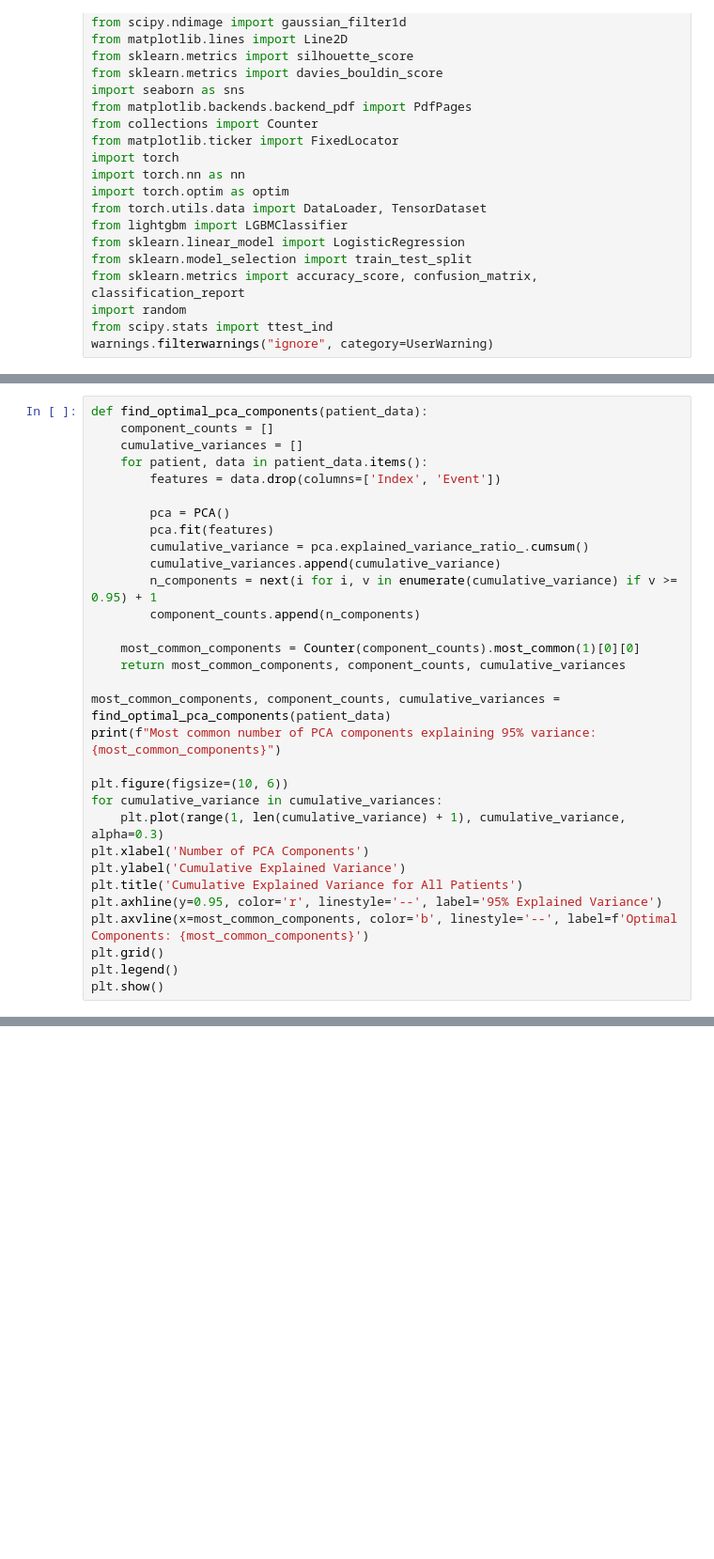
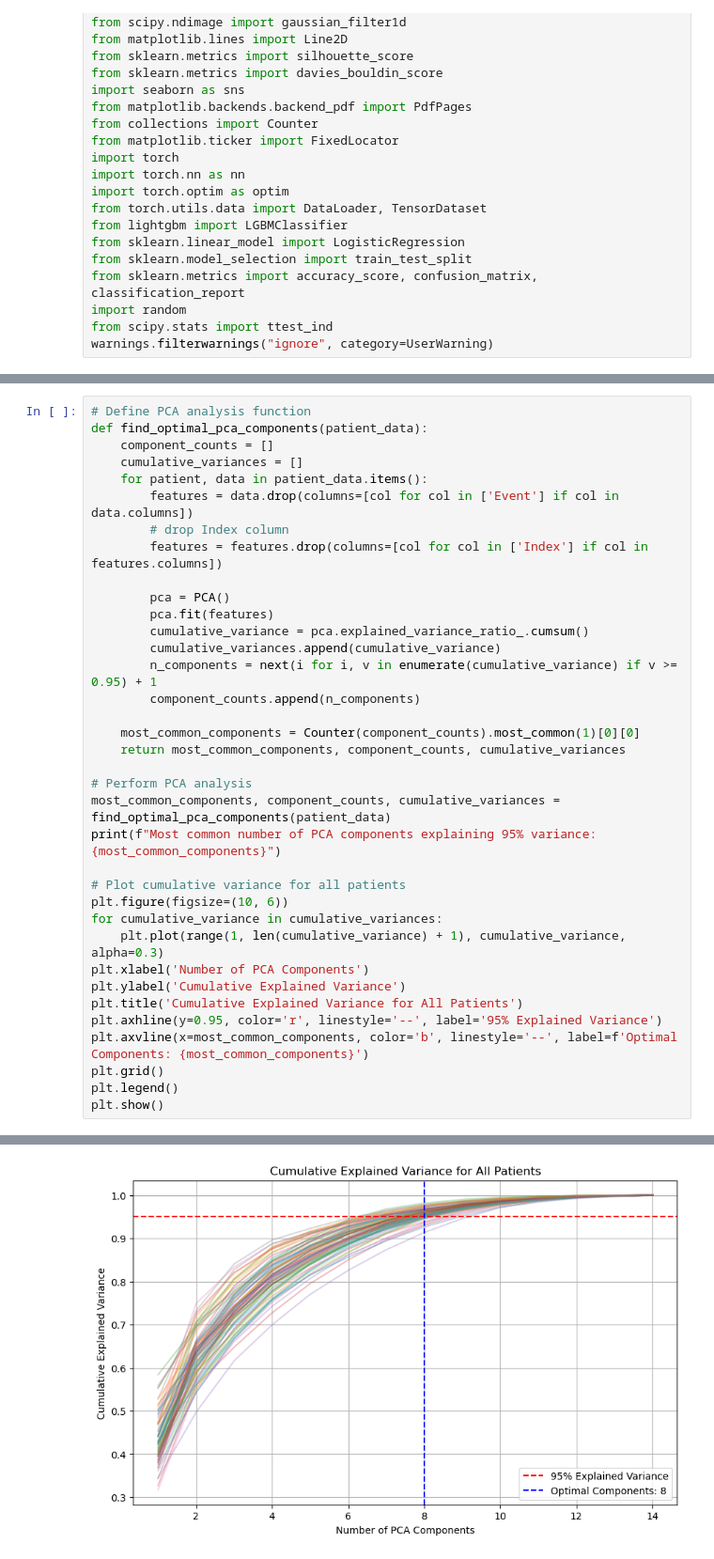
Before and after one commit to RasDTU02/EEGBachelorProjekt, a Jupyter notebook: final_pipieline.ipynb, the cells around one changed output, grey strips where cells are left out. Shown at 94% size. Saved outputs shown, nothing was run; the diff lists cells and outputs as text; blank space fills up the shorter version.

```diff
--- a/final_pipieline.ipynb
+++ b/final_pipieline.ipynb
@@ -73,9 +91,12 @@ for file in os.listdir(full_path):
 # %%
+# Define PCA analysis function
 def find_optimal_pca_components(patient_data):
     component_counts = []
     cumulative_variances = []
     for patient, data in patient_data.items():
-        features = data.drop(columns=['Index', 'Event'])
+        features = data.drop(columns=[col for col in ['Event'] if col in data.columns])
+        # drop Index column
+        features = features.drop(columns=[col for col in ['Index'] if col in features.columns])
 
         pca = PCA()
         pca.fit(features)
@@ -87,9 +108,11 @@ def find_optimal_pca_components(patient_data):
     most_common_components = Counter(component_counts).most_common(1)[0][0]
     return most_common_components, component_counts, cumulative_variances
 
+# Perform PCA analysis
 most_common_components, component_counts, cumulative_variances = find_optimal_pca_components(patient_data)
 print(f"Most common number of PCA components explaining 95% variance: {most_common_components}")
 
+# Plot cumulative variance for all patients
 plt.figure(figsize=(10, 6))
 for cumulative_variance in cumulative_variances:
     plt.plot(range(1, len(cumulative_variance) + 1), cumulative_variance, alpha=0.3)
@@ -101,3 +124,4 @@ plt.axvline(x=most_common_components, color='b', linestyle='--', label=f'Optimal
 plt.grid()
 plt.legend()
 plt.show()
+# %% [output]
@@ -104,3 +129,4 @@ plt.show()
+[figure, added]
 # %%
 def combined_plot_for_each_patient(patient_data, patients, n_components_pca=5, n_components_gmm=3, save_to_pdf=False, output_pdf_path='combined_patient_plots_final.pdf', contribution_pdf_path='feature_contribution_plot.pdf',output_pca_path = 'PCAplot_1',pca_plot = False,feature_importance=False):
     feature_names = ['PSD Delta', 'PSD Theta', 'PSD Alpha', 'PSD Beta', 'PSD Gamma', 'PSD SE', 'PSD MSF', 'PSD Sef90', 'PSD Sef95', 'PE', 'wSMI', 'Kolmogorov', 'Freq_Slope mean', 'Freq_Slope std']
```
Also changed, not shown: parts of 13 cells of this notebook.
